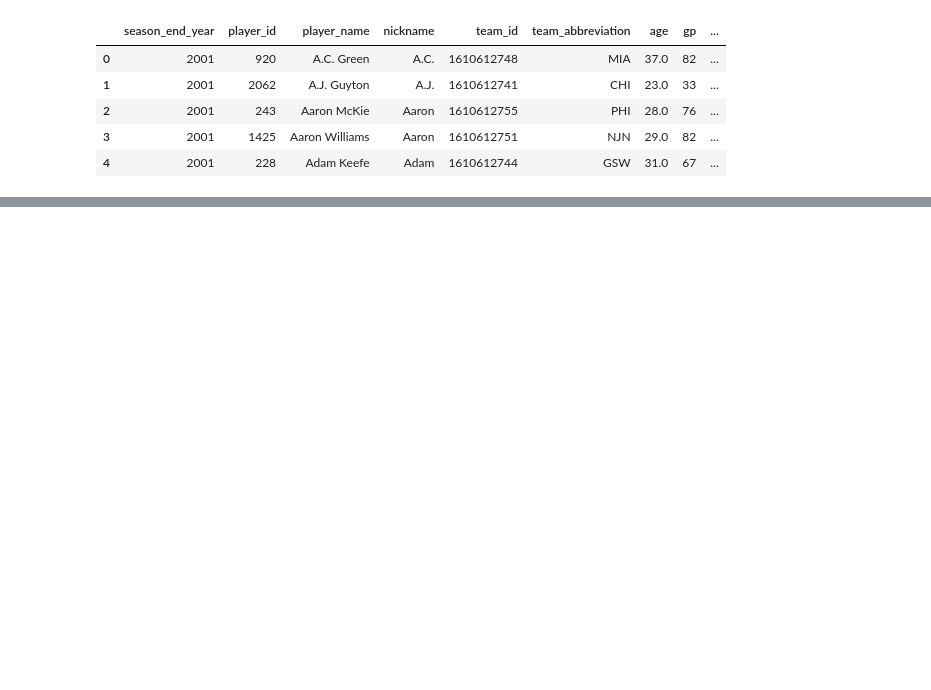
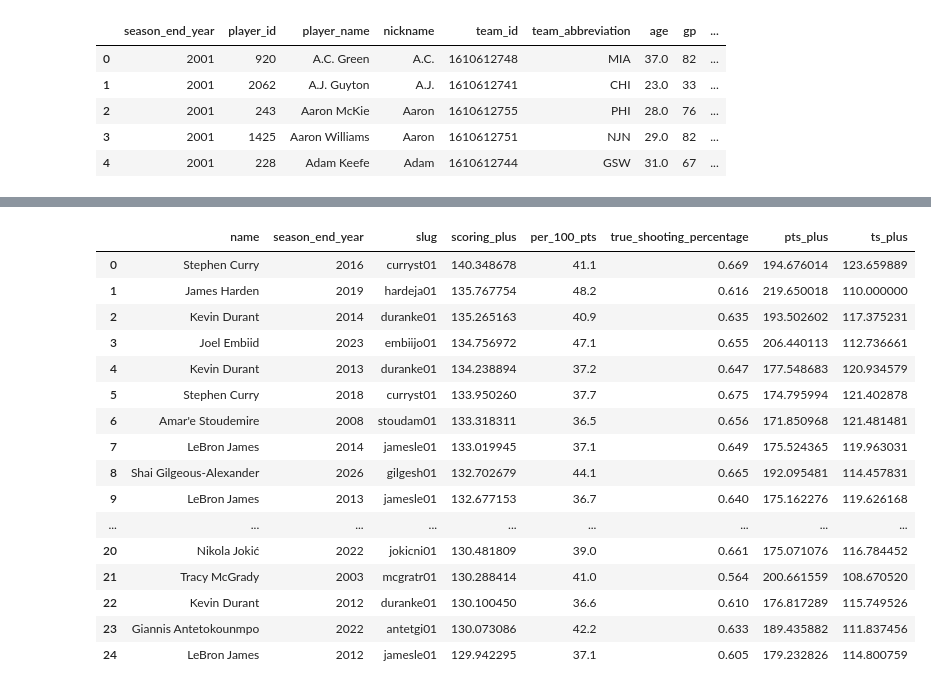
Before and after one commit to tmcewen66/basketball-analytics, a Jupyter notebook: brdatanb.ipynb, the cells around one changed output, grey strips where cells are left out. Cells and saved outputs as stored; diff of their text form; code cells hidden in the pictures; blank space fills up the shorter version.

```diff
--- a/brdatanb.ipynb
+++ b/brdatanb.ipynb
@@ -132,0 +255,31 @@ league_avg_ts_df
+# %%
+conn = sqlite3.connect('nba_stats.db')
+
+query = '''
+SELECT s.name, s.season_end_year, s.slug, s.scoring_plus, s.per_100_pts, s.true_shooting_percentage, s.pts_plus, s.ts_plus
+FROM scoring_plus as s
+JOIN basic_stats as b ON s.slug = b.slug AND s.season_end_year = b.season_end_year
+WHERE b.minutes_played > 1500
+ORDER BY scoring_plus DESC
+'''
+scoring_plus_leaders_df = pd.read_sql_query(query, conn)
+conn.close()
+scoring_plus_leaders_df.head(25)
+# %% [output]
+|  | name | season_end_year | slug | scoring_plus | per_100_pts | true_shooting_percentage | pts_plus | ts_plus |
+| 0 | Stephen Curry | 2016 | curryst01 | 140.348678 | 41.1 | 0.669 | 194.676014 | 123.659889 |
+| 1 | James Harden | 2019 | hardeja01 | 135.767754 | 48.2 | 0.616 | 219.650018 | 110.000000 |
+| 2 | Kevin Durant | 2014 | duranke01 | 135.265163 | 40.9 | 0.635 | 193.502602 | 117.375231 |
+| 3 | Joel Embiid | 2023 | embiijo01 | 134.756972 | 47.1 | 0.655 | 206.440113 | 112.736661 |
+| 4 | Kevin Durant | 2013 | duranke01 | 134.238894 | 37.2 | 0.647 | 177.548683 | 120.934579 |
+| 5 | Stephen Curry | 2018 | curryst01 | 133.950260 | 37.7 | 0.675 | 174.795994 | 121.402878 |
+| 6 | Amar'e Stoudemire | 2008 | stoudam01 | 133.318311 | 36.5 | 0.656 | 171.850968 | 121.481481 |
+| 7 | LeBron James | 2014 | jamesle01 | 133.019945 | 37.1 | 0.649 | 175.524365 | 119.963031 |
+| 8 | Shai Gilgeous-Alexander | 2026 | gilgesh01 | 132.702679 | 44.1 | 0.665 | 192.095481 | 114.457831 |
+| 9 | LeBron James | 2013 | jamesle01 | 132.677153 | 36.7 | 0.640 | 175.162276 | 119.626168 |
+| ... | ... | ... | ... | ... | ... | ... | ... | ... |
+| 20 | Nikola Jokić | 2022 | jokicni01 | 130.481809 | 39.0 | 0.661 | 175.071076 | 116.784452 |
+| 21 | Tracy McGrady | 2003 | mcgratr01 | 130.288414 | 41.0 | 0.564 | 200.661559 | 108.670520 |
+| 22 | Kevin Durant | 2012 | duranke01 | 130.100450 | 36.6 | 0.610 | 176.817289 | 115.749526 |
+| 23 | Giannis Antetokounmpo | 2022 | antetgi01 | 130.073086 | 42.2 | 0.633 | 189.435882 | 111.837456 |
+| 24 | LeBron James | 2012 | jamesle01 | 129.942295 | 37.1 | 0.605 | 179.232826 | 114.800759 |
```
Also changed, not shown: parts of 8 cells of this notebook, 1 other file.
